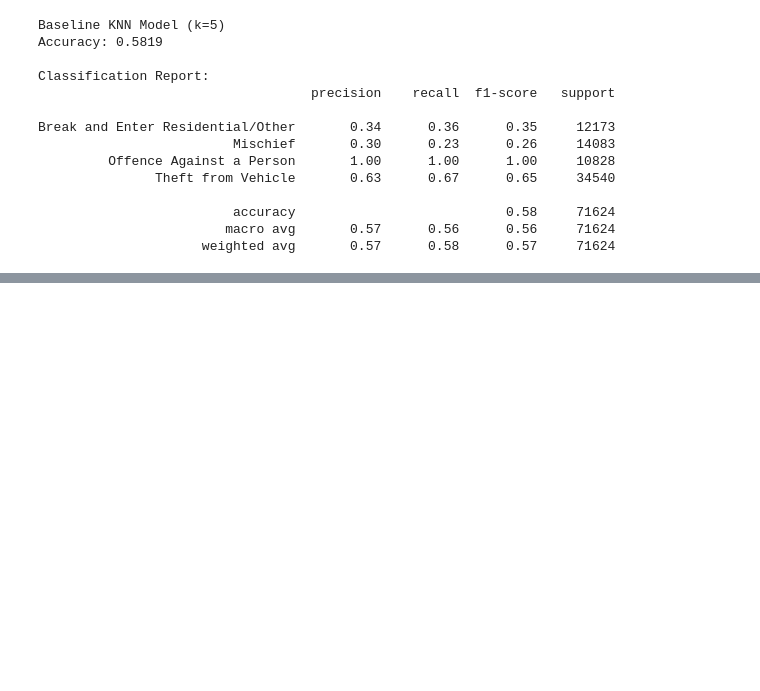
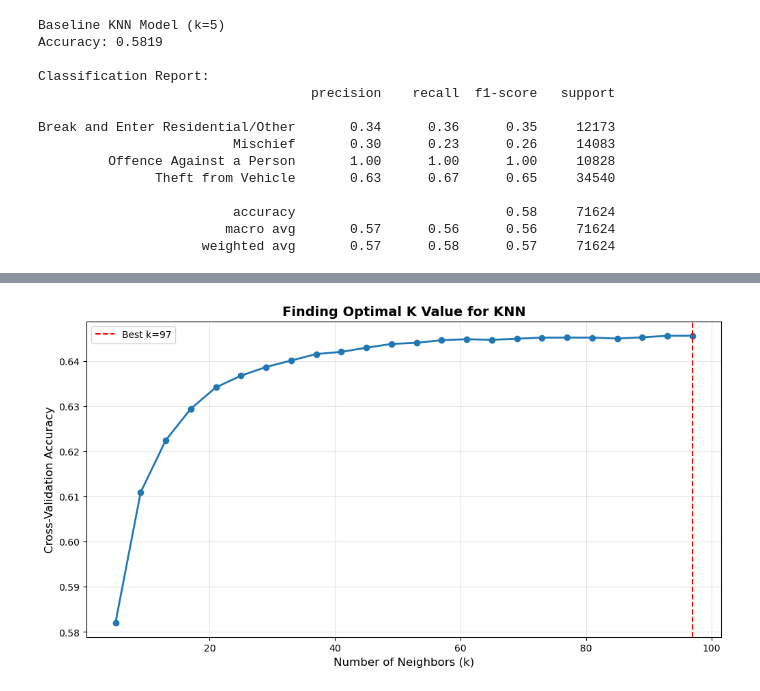
Before and after one commit to nicolelink33/Vancouver_Crime_Predictor, a Jupyter notebook: proj.ipynb, the cells around one changed output, grey strips where cells are left out. Cells and saved outputs as stored; diff of their text form; code cells hidden in the pictures; blank space fills up the shorter version.

```diff
--- a/proj.ipynb
+++ b/proj.ipynb
@@ -456,3 +454,23 @@ Break and Enter Residential/Other       0.34      0.36      0.35     12173
                          accuracy                           0.58     71624
                         macro avg       0.57      0.56      0.56     71624
                      weighted avg       0.57      0.58      0.57     71624
+# %%
+# Test different values of k to find the best one
+k_range = range(5, 99, 4)  # Test odd numbers from 5 to 99
+cv_scores = []
+
+print("Testing different k values...")
+for k in k_range:
+    knn = KNeighborsClassifier(n_neighbors=k)
+    scores = cross_val_score(knn, X_train_scaled, y_train, cv=5, scoring='accuracy')
+    cv_scores.append(scores.mean())
+
+    if k <= 15 or k % 4 == 1:  # Print subset to avoid clutter
+        print(f"k={k:2d}: {scores.mean():.4f}")
+
+# Find best k
+best_k = k_range[np.argmax(cv_scores)]
+best_cv_score = max(cv_scores)
+
+print(f"\nBest k value: {best_k}")
+print(f"Cross-validation accuracy: {best_cv_score:.4f}")
@@ -458,0 +495,13 @@ Break and Enter Residential/Other       0.34      0.36      0.35     12173
+# %%
+# Plot how accuracy changes with k
+plt.figure(figsize=(12, 6))
+plt.plot(k_range, cv_scores, 'o-', linewidth=2, markersize=6)
+plt.axvline(x=best_k, color='red', linestyle='--', label=f'Best k={best_k}')
+plt.xlabel('Number of Neighbors (k)', fontsize=12)
+plt.ylabel('Cross-Validation Accuracy', fontsize=12)
+plt.title('Finding Optimal K Value for KNN', fontsize=14, fontweight='bold')
+plt.legend()
+plt.grid(True, alpha=0.3)
+plt.show()
+# %% [output]
+[figure, added]
```
Also changed, not shown: parts of 6 cells of this notebook.
